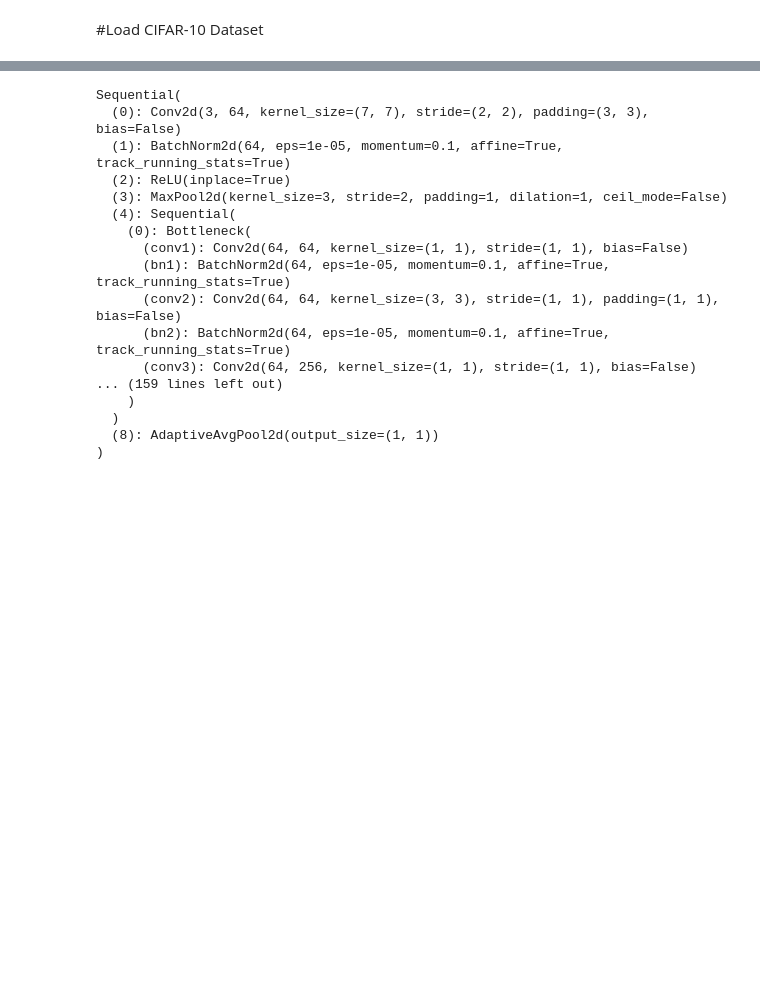
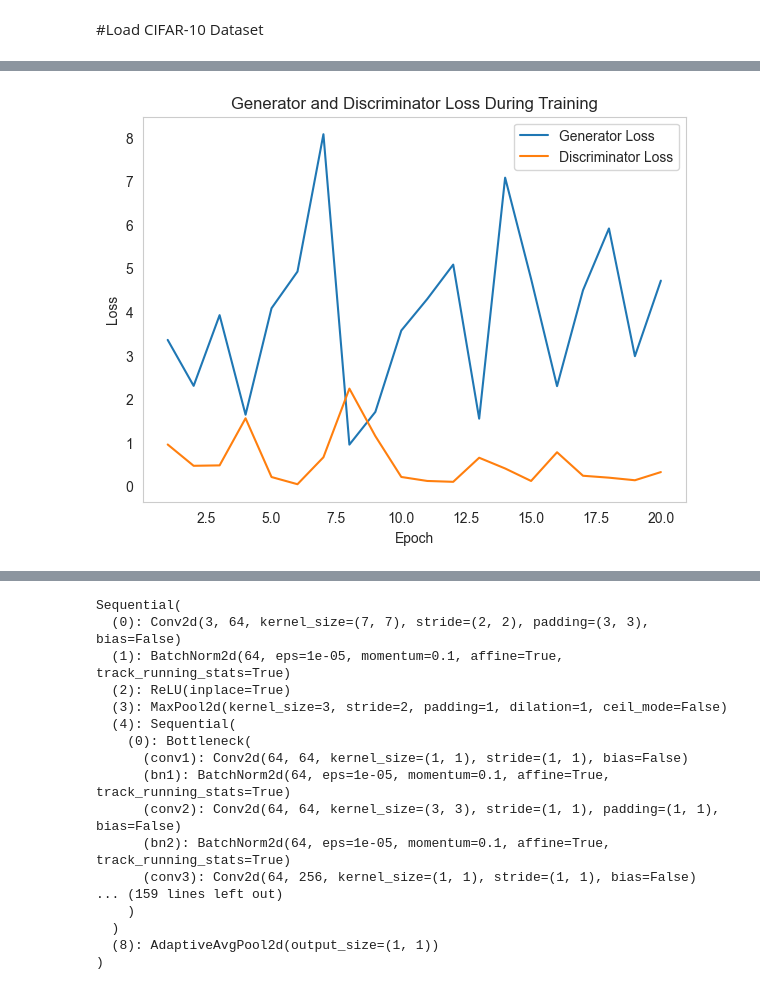
Before and after one commit to Gofeiyang/ECE661-Project, a Jupyter notebook: Basic_GAN_Apr25.ipynb, the cells around one changed output, grey strips where cells are left out. Saved outputs shown, nothing was run; the diff lists cells and outputs as text; code cells hidden in the pictures; blank space fills up the shorter version.

```diff
--- a/Basic_GAN_Apr25.ipynb
+++ b/Basic_GAN_Apr25.ipynb
@@ -201 +200,17 @@ the discriminator loss is:
+# %%
+def plot_losses(G_losses, D_losses):
+    epochs = range(1, len(G_losses) + 1)
+    plt.figure(figsize=(7, 5))
+    plt.title("Generator and Discriminator Loss During Training")
+    plt.plot(epochs, G_losses, label="Generator Loss")
+    plt.plot(epochs, D_losses, label="Discriminator Loss")
+    plt.xlabel('Epoch')
+    plt.ylabel('Loss')
+    plt.legend()
+    plt.grid(False)
+    plt.show()
+
+plot_losses(G_losses, D_losses)
+# %% [output]
+[figure, added]
 # %%
```
Also changed, not shown: parts of 15 cells of this notebook, 8 other files.
